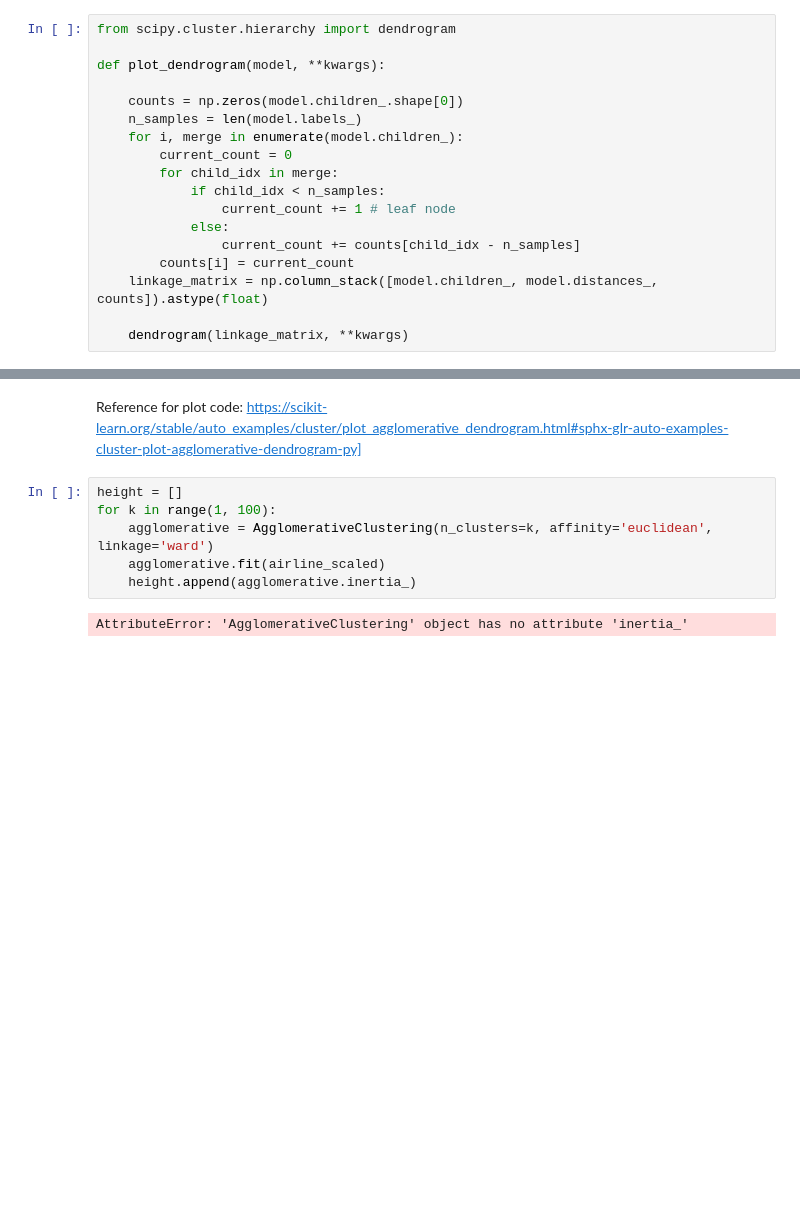
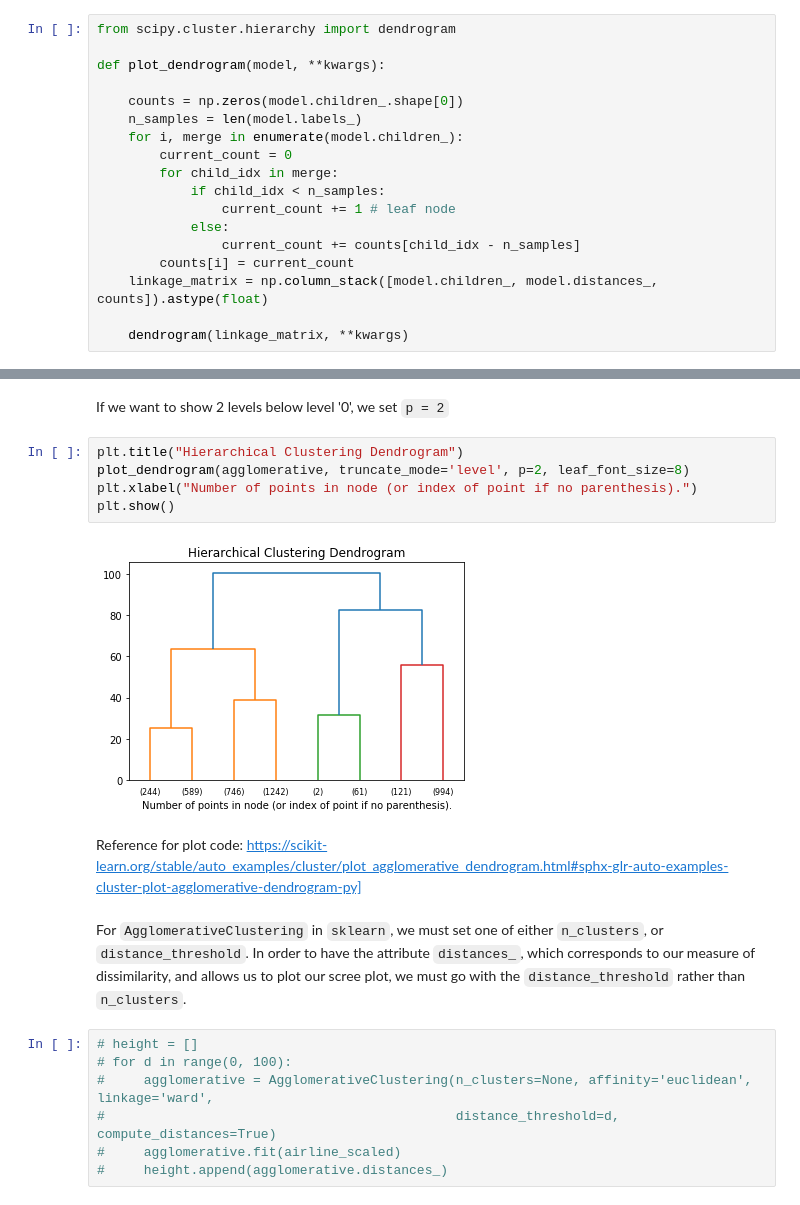
Before and after one commit to paulgrigas/IEOR-142-242-Python-Project, a Jupyter notebook: Lab 7/Lab7b_teaching.ipynb, the cells around one changed output, grey strips where cells are left out. Drawn from its saved outputs; the diff is of its cells as text; blank space fills up the shorter version.

```diff
--- a/Lab 7/Lab7b_teaching.ipynb
+++ b/Lab 7/Lab7b_teaching.ipynb
@@ -236,11 +254,21 @@ plt.show()
+# %% [markdown]
+If we want to show 2 levels below level '0', we set `p = 2`
+# %%
+plt.title("Hierarchical Clustering Dendrogram")
+plot_dendrogram(agglomerative, truncate_mode='level', p=2, leaf_font_size=8)
+plt.xlabel("Number of points in node (or index of point if no parenthesis).")
+plt.show()
+# %% [output]
+[figure, added]
 # %% [markdown]
 Reference for plot code:
 https://scikit-learn.org/stable/auto_examples/cluster/plot_agglomerative_dendrogram.html#sphx-glr-auto-examples-cluster-plot-agglomerative-dendrogram-py]
+# %% [markdown]
+For `AgglomerativeClustering` in `sklearn`, we must set one of either `n_clusters`, or `distance_threshold`. In order to have the attribute `distances_`, which corresponds to our measure of dissimilarity, and allows us to plot our scree plot, we must go with the `distance_threshold` rather than `n_clusters`.
 # %%
-height = []
-for k in range(1, 100):
-    agglomerative = AgglomerativeClustering(n_clusters=k, affinity='euclidean', linkage='ward')
-    agglomerative.fit(airline_scaled)
-    height.append(agglomerative.inertia_)
+# height = []
+# for d in range(0, 100):
+#     agglomerative = AgglomerativeClustering(n_clusters=None, affinity='euclidean', linkage='ward',
+#                                             distance_threshold=d, compute_distances=True)
+#     agglomerative.fit(airline_scaled)
+#     height.append(agglomerative.distances_)
-# %% [output]
-AttributeError: 'AgglomerativeClustering' object has no attribute 'inertia_'
```
Also changed, not shown: parts of 16 cells of this notebook, 1 other file.
